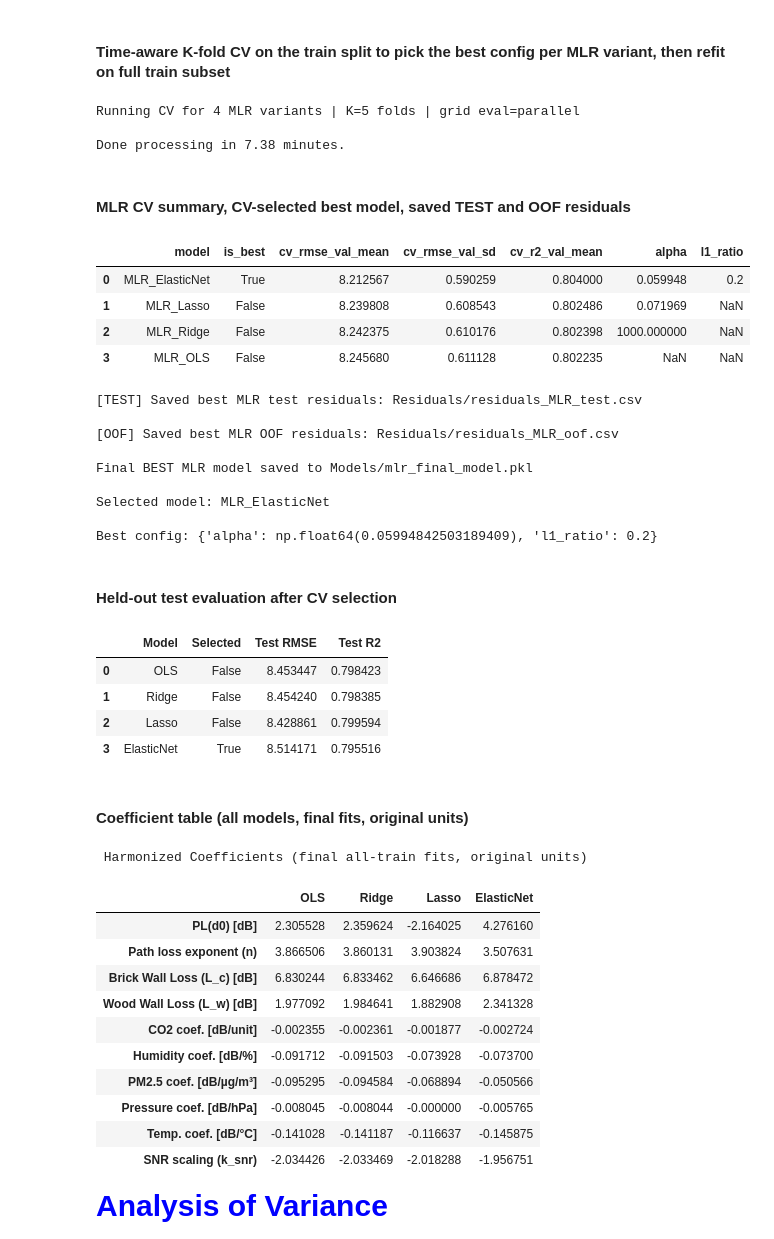
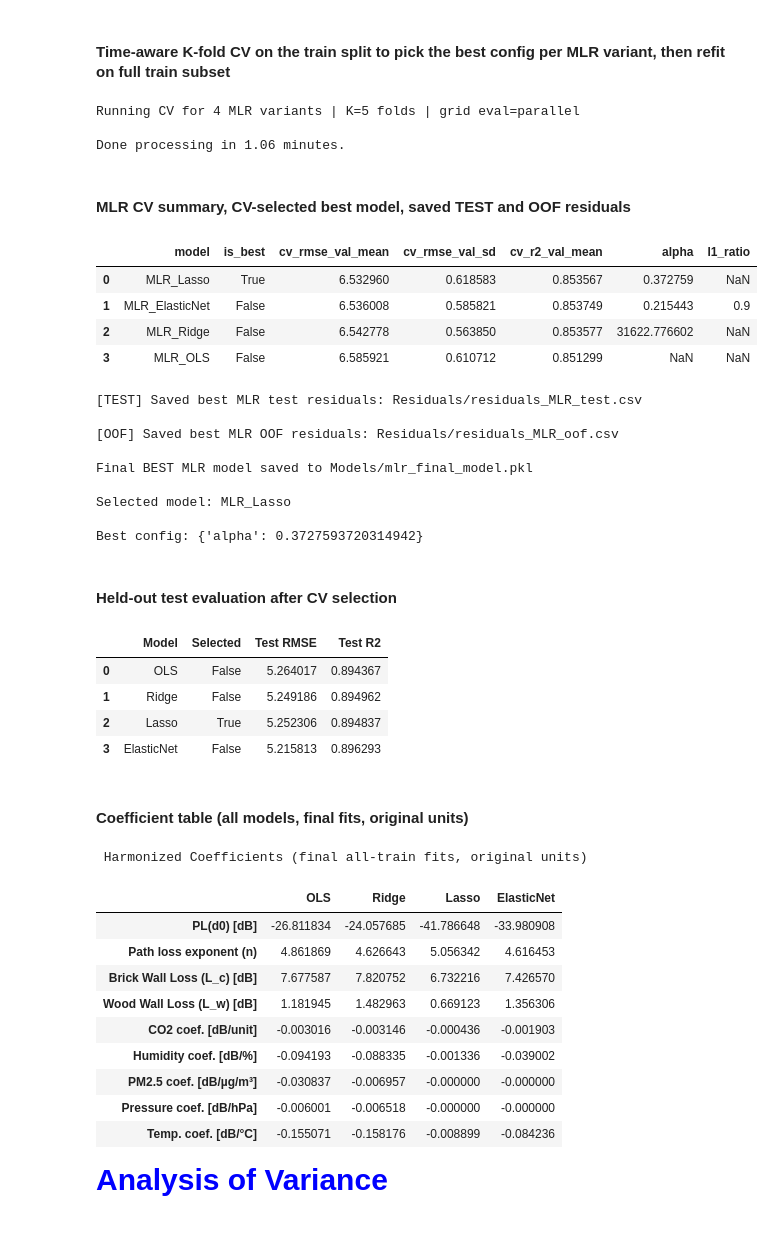
Before and after one commit to nahshonmokua/LoRaWAN-IndoorPathLossModeling-ML, a Jupyter notebook: 02_MLR.ipynb, the cells around one changed output. Drawn from its saved outputs; the diff is of its cells as text; code cells hidden in the pictures.

```diff
--- a/02_MLR.ipynb
+++ b/02_MLR.ipynb
@@ -62,7 +62,7 @@ cv_splits = [
 # Feature/target setup
 raw_feats = [
     "distance", "frequency", "c_walls", "w_walls",
-    "co2", "humidity", "pm25", "pressure", "temperature", "snr"
+    "co2", "humidity", "pm25", "pressure", "temperature"
 ]
 target_col = "PL"
 
@@ -136,7 +136,7 @@ ftr_tr, ftr_te = f_term(Xtr_raw['frequency'].values), f_term(Xte_raw['frequency'
 ytr_adj, yte_adj = ytr_pl - ftr_tr, yte_pl - ftr_te
 
 # Linear feature maps
-cols = ['z_d','c_walls','w_walls','co2','humidity','pm25','pressure','temperature','snr']
+cols = ['z_d','c_walls','w_walls','co2','humidity','pm25','pressure','temperature']
 Xtr_lin = pd.DataFrame({
     'z_d': z_of_d(Xtr_raw['distance'].values),
     'c_walls': Xtr_raw['c_walls'].values,
@@ -145,8 +145,7 @@ Xtr_lin = pd.DataFrame({
     'humidity': Xtr_raw['humidity'].values,
     'pm25': Xtr_raw['pm25'].values,
     'pressure': Xtr_raw['pressure'].values,
-    'temperature': Xtr_raw['temperature'].values,
-    'snr': Xtr_raw['snr'].values
+    'temperature': Xtr_raw['temperature'].values
 }, columns=cols).values
 
 Xte_lin = pd.DataFrame({
@@ -157,8 +156,7 @@ Xte_lin = pd.DataFrame({
     'humidity': Xte_raw['humidity'].values,
     'pm25': Xte_raw['pm25'].values,
     'pressure': Xte_raw['pressure'].values,
-    'temperature': Xte_raw['temperature'].values,
-    'snr': Xte_raw['snr'].values
+    'temperature': Xte_raw['temperature'].values
 }, columns=cols).values
 
 # Param labels (for reporting)
@@ -167,7 +165,7 @@ param_names = [
     'Brick Wall Loss (L_c) [dB]', 'Wood Wall Loss (L_w) [dB]',
     'CO2 coef. [dB/unit]', 'Humidity coef. [dB/%]',
     'PM2.5 coef. [dB/µg/m³]', 'Pressure coef. [dB/hPa]',
-    'Temp. coef. [dB/°C]', 'SNR scaling (k_snr)'
+    'Temp. coef. [dB/°C]'
 ]
 
 # Helpers
@@ -201,16 +199,16 @@ def rmse_r2_on_PL(y_true_pl, y_pred_adj, fterm):
 # Model factories
 def make_OLS(_): return make_pipeline(LinearRegression())
 def make_Ridge(cfg): return make_pipeline(StandardScaler(), Ridge(alpha=cfg["alpha"], random_state=42))
-def make_Lasso(cfg): return make_pipeline(StandardScaler(), Lasso(alpha=cfg["alpha"], max_iter=20000, random_state=42))
+def make_Lasso(cfg): return make_pipeline(StandardScaler(), Lasso(alpha=cfg["alpha"], max_iter=20000, precompute=True, random_state=42))
 def make_ElasticNet(cfg): return make_pipeline(
     StandardScaler(),
-    ElasticNet(alpha=cfg["alpha"], l1_ratio=cfg["l1_ratio"], max_iter=20000, random_state=42)
+    ElasticNet(alpha=cfg["alpha"], l1_ratio=cfg["l1_ratio"], max_iter=20000, precompute=True, random_state=42)
 )
 
 # Grids
-ridge_grid = [dict(alpha=a) for a in np.logspace(-4, 3, 15)]
+ridge_grid = [dict(alpha=a) for a in np.logspace(0, 7, 15)]   # sklearn's Ridge penalty is not divided by n, so alpha/n is what matters
 lasso_grid = [dict(alpha=a) for a in np.logspace(-4, 1, 15)]
-enet_grid  = [dict(alpha=a, l1_ratio=r) for a in np.logspace(-4, 1, 10) for r in (0.2, 0.5, 0.8)]
+enet_grid  = [dict(alpha=a, l1_ratio=r) for a in np.logspace(-4, 1, 10) for r in (0.1, 0.5, 0.7, 0.9, 0.95, 0.99)]   # scikit-learn's recommended spacing, denser near the Lasso end
 
 # Spec list
 specs = [
@@ -312,7 +310,7 @@ print(f"\nDone processing in {(t1 - t0)/60:.2f} minutes.")
 # %% [output]
 Running CV for 4 MLR variants | K=5 folds | grid eval=parallel
 
-Done processing in 7.38 minutes.
+Done processing in 1.06 minutes.
 # %% [markdown]
 #### MLR CV summary, CV-selected best model, saved TEST and OOF residuals
 # %%
@@ -371,7 +369,6 @@ mlr_test_df = pd.DataFrame({
     "pm25":        df_test["pm25"].values,
     "pressure":    df_test["pressure"].values,
     "temperature": df_test["temperature"].values,
-    "snr":         df_test["snr"].values,
     "PL_true":     yte_pl,
     "PL_pred":     PL_pred_test,
     "resid_db":    resid_test,
@@ -408,47 +405,46 @@ mlr_oof_df = pd.DataFrame({
     "frequency":   df_train["frequency"].values[mask],
     "c_walls":     df_train["c_walls"].values[mask],
     "w_walls":     df_train["w_walls"].values[mask],
     "co2":         df_train["co2"].values[mask],
     "humidity":    df_train["humidity"].values[mask],
     "pm25":        df_train["pm25"].values[mask],
     "pressure":    df_train["pressure"].values[mask],
     "temperature": df_train["temperature"].values[mask],
-    "snr":         df_train["snr"].values[mask],
     "PL_true":     ytr_pl[mask],
     "PL_pred":     PL_pred_oof,
     "resid_db":    resid_oof,
 })
 
 oof_path = "Residuals/residuals_MLR_oof.csv"
 mlr_oof_df.to_csv(oof_path, index=False)
 print(f"\n[OOF] Saved best MLR OOF residuals: {oof_path}")
 
 # Save final BEST MLR model fitted on all training data
 os.makedirs("Models", exist_ok=True)
 
 best_model_path = "Models/mlr_final_model.pkl"
 
 with open(best_model_path, "wb") as f:
     pickle.dump(best_pipe, f)
 
 print(f"\nFinal BEST MLR model saved to {best_model_path}")
 print(f"\nSelected model: {best_tag_short}")
 print(f"\nBest config: {best_cfg}")
 # %% [output]
 |  | model | is_best | cv_rmse_val_mean | cv_rmse_val_sd | cv_r2_val_mean | alpha | l1_ratio |
-| 0 | MLR_ElasticNet | True | 8.212567 | 0.590259 | 0.804000 | 0.059948 | 0.2 |
-| 1 | MLR_Lasso | False | 8.239808 | 0.608543 | 0.802486 | 0.071969 | NaN |
-| 2 | MLR_Ridge | False | 8.242375 | 0.610176 | 0.802398 | 1000.000000 | NaN |
-| 3 | MLR_OLS | False | 8.245680 | 0.611128 | 0.802235 | NaN | NaN |
+| 0 | MLR_Lasso | True | 6.532960 | 0.618583 | 0.853567 | 0.372759 | NaN |
+| 1 | MLR_ElasticNet | False | 6.536008 | 0.585821 | 0.853749 | 0.215443 | 0.9 |
+| 2 | MLR_Ridge | False | 6.542778 | 0.563850 | 0.853577 | 31622.776602 | NaN |
+| 3 | MLR_OLS | False | 6.585921 | 0.610712 | 0.851299 | NaN | NaN |
 [TEST] Saved best MLR test residuals: Residuals/residuals_MLR_test.csv
 
 [OOF] Saved best MLR OOF residuals: Residuals/residuals_MLR_oof.csv
 
 Final BEST MLR model saved to Models/mlr_final_model.pkl
 
-Selected model: MLR_ElasticNet
+Selected model: MLR_Lasso
 
-Best config: {'alpha': np.float64(0.05994842503189409), 'l1_ratio': 0.2}
+Best config: {'alpha': 0.3727593720314942}
 # %% [markdown]
 #### Held-out test evaluation after CV selection
 # %%
@@ -468,10 +464,10 @@ test_df = pd.DataFrame(test_rows)
 display(test_df)
 # %% [output]
 |  | Model | Selected | Test RMSE | Test R2 |
-| 0 | OLS | False | 8.453447 | 0.798423 |
-| 1 | Ridge | False | 8.454240 | 0.798385 |
-| 2 | Lasso | False | 8.428861 | 0.799594 |
-| 3 | ElasticNet | True | 8.514171 | 0.795516 |
+| 0 | OLS | False | 5.264017 | 0.894367 |
+| 1 | Ridge | False | 5.249186 | 0.894962 |
+| 2 | Lasso | True | 5.252306 | 0.894837 |
+| 3 | ElasticNet | False | 5.215813 | 0.896293 |
 # %% [markdown]
 #### Coefficient table (all models, final fits, original units)
 # %%
@@ -484,16 +480,15 @@ display(coef_df)
 # %% [output]
  Harmonized Coefficients (final all-train fits, original units)
 |  | OLS | Ridge | Lasso | ElasticNet |
-| PL(d0) [dB] | 2.305528 | 2.359624 | -2.164025 | 4.276160 |
-| Path loss exponent (n) | 3.866506 | 3.860131 | 3.903824 | 3.507631 |
-| Brick Wall Loss (L_c) [dB] | 6.830244 | 6.833462 | 6.646686 | 6.878472 |
-| Wood Wall Loss (L_w) [dB] | 1.977092 | 1.984641 | 1.882908 | 2.341328 |
-| CO2 coef. [dB/unit] | -0.002355 | -0.002361 | -0.001877 | -0.002724 |
-| Humidity coef. [dB/%] | -0.091712 | -0.091503 | -0.073928 | -0.073700 |
-| PM2.5 coef. [dB/µg/m³] | -0.095295 | -0.094584 | -0.068894 | -0.050566 |
-| Pressure coef. [dB/hPa] | -0.008045 | -0.008044 | -0.000000 | -0.005765 |
-| Temp. coef. [dB/°C] | -0.141028 | -0.141187 | -0.116637 | -0.145875 |
-| SNR scaling (k_snr) | -2.034426 | -2.033469 | -2.018288 | -1.956751 |
+| PL(d0) [dB] | -26.811834 | -24.057685 | -41.786648 | -33.980908 |
+| Path loss exponent (n) | 4.861869 | 4.626643 | 5.056342 | 4.616453 |
+| Brick Wall Loss (L_c) [dB] | 7.677587 | 7.820752 | 6.732216 | 7.426570 |
+| Wood Wall Loss (L_w) [dB] | 1.181945 | 1.482963 | 0.669123 | 1.356306 |
+| CO2 coef. [dB/unit] | -0.003016 | -0.003146 | -0.000436 | -0.001903 |
+| Humidity coef. [dB/%] | -0.094193 | -0.088335 | -0.001336 | -0.039002 |
+| PM2.5 coef. [dB/µg/m³] | -0.030837 | -0.006957 | -0.000000 | -0.000000 |
+| Pressure coef. [dB/hPa] | -0.006001 | -0.006518 | -0.000000 | -0.000000 |
+| Temp. coef. [dB/°C] | -0.155071 | -0.158176 | -0.008899 | -0.084236 |
 # %% [markdown]
 <p style="font-family: 'Courier New', Courier, monospace; font-size: 30px; font-weight: bold; color: blue;  text-align: left;">
 Analysis of Variance
```
Also changed, not shown: parts of 1 cell of this notebook.
